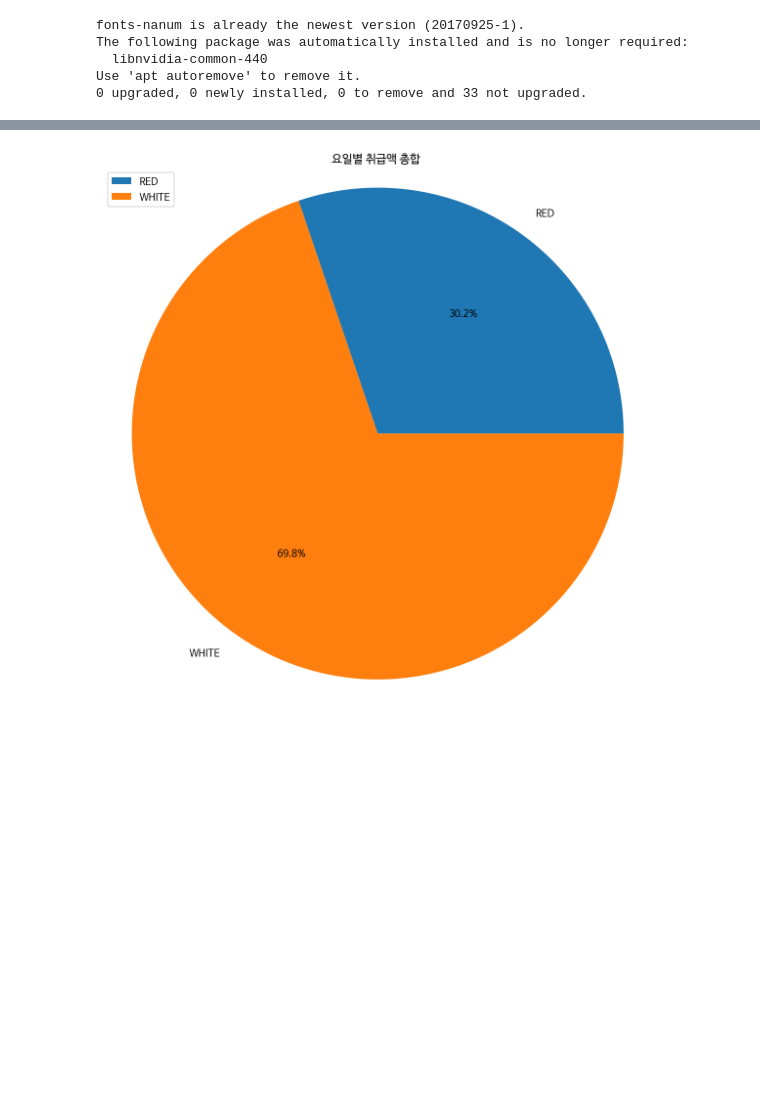
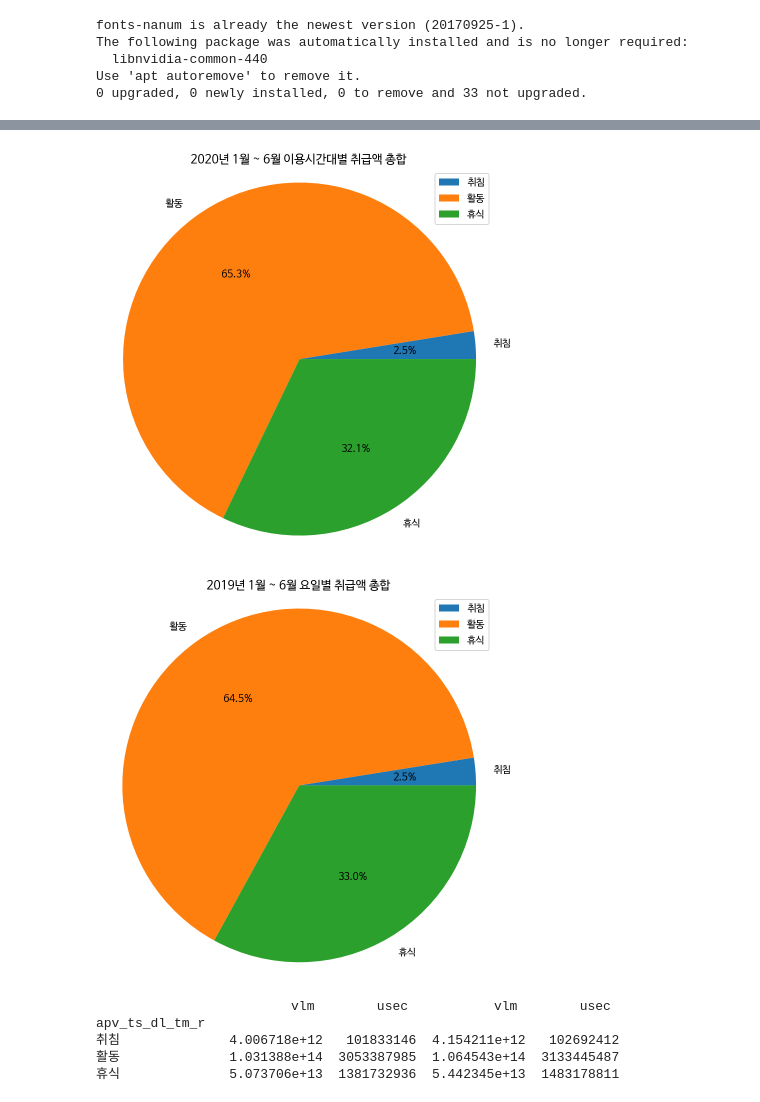
Before and after one commit to skaurl/tourbigdata, a Jupyter notebook: 신한카드_데이터_기초_통계.ipynb, the cells around one changed output, grey strips where cells are left out. Cells and saved outputs as stored; diff of their text form; code cells hidden in the pictures; blank space fills up the shorter version.

```diff
--- a/신한카드_데이터_기초_통계.ipynb
+++ b/신한카드_데이터_기초_통계.ipynb
@@ -34 +27,20 @@ df = pd.read_csv("/gdrive/My Drive/한양대학교/2020년 문화관광 빅데
+# %%
+import pandas as pd
+import matplotlib.pyplot as plt
+
+plt.rcParams["figure.figsize"] = (7,7)
+
+df20 = pd.read_csv("/gdrive/My Drive/한양대학교/2020년 문화관광 빅데이터 분석대회/data/신한카드/신한카드 데이터/KCTI_NATIVE_2020.txt", sep = "|", encoding = 'cp949')
+df20['cln_age_r'] = df20['cln_age_r'].astype('object')
+df20['ta_ym'] = df20['ta_ym'].astype('object')
+
+df19 = pd.read_csv("/gdrive/My Drive/한양대학교/2020년 문화관광 빅데이터 분석대회/data/신한카드/신한카드 데이터/KCTI_NATIVE_2019.txt", sep = "|", encoding = 'cp949')
+df19 = df19[df19['ta_ym'] != 201907]
+df19 = df19[df19['ta_ym'] != 201908]
+df19 = df19[df19['ta_ym'] != 201909]
+df19 = df19[df19['ta_ym'] != 201910]
+df19 = df19[df19['ta_ym'] != 201911]
+df19 = df19[df19['ta_ym'] != 201912]
+df19['cln_age_r'] = df19['cln_age_r'].astype('object')
+df19['ta_ym'] = df19['ta_ym'].astype('object')
 # %%
@@ -120,12 +296,30 @@ plt.show()
 # %%
-daw_ccd_r = df.groupby(df['daw_ccd_r']).sum()
+apv_ts_dl_tm_r = df20.groupby(df20['apv_ts_dl_tm_r']).sum()
 
-categories = daw_ccd_r.index
+categories = apv_ts_dl_tm_r.index
 
-plt.pie(daw_ccd_r.iloc[:,2], labels=categories, autopct='%0.1f%%')
+plt.pie(apv_ts_dl_tm_r.iloc[:,0], labels=categories, autopct='%0.1f%%')
 plt.axis('equal')
-plt.title('요일별 취급액 총합')
+plt.title('2020년 1월 ~ 6월 이용시간대별 취급액 총합')
 plt.legend(categories)
 plt.show()
+
+apv_ts_dl_tm_r = pd.concat([apv_ts_dl_tm_r,df19.groupby(df19['apv_ts_dl_tm_r']).sum()], axis=1)
+
+categories = apv_ts_dl_tm_r.index
+
+plt.pie(apv_ts_dl_tm_r.iloc[:,2], labels=categories, autopct='%0.1f%%')
+plt.axis('equal')
+plt.title('2019년 1월 ~ 6월 요일별 취급액 총합')
+plt.legend(categories)
+plt.show()
+
+print(apv_ts_dl_tm_r)
 # %% [output]
-[figure, old version]
+[figure, new version]
+[figure, added]
+                         vlm        usec           vlm        usec
+apv_ts_dl_tm_r
+취침              4.006718e+12   101833146  4.154211e+12   102692412
+활동              1.031388e+14  3053387985  1.064543e+14  3133445487
+휴식              5.073706e+13  1381732936  5.442345e+13  1483178811
```
Also changed, not shown: parts of 11 cells of this notebook.
